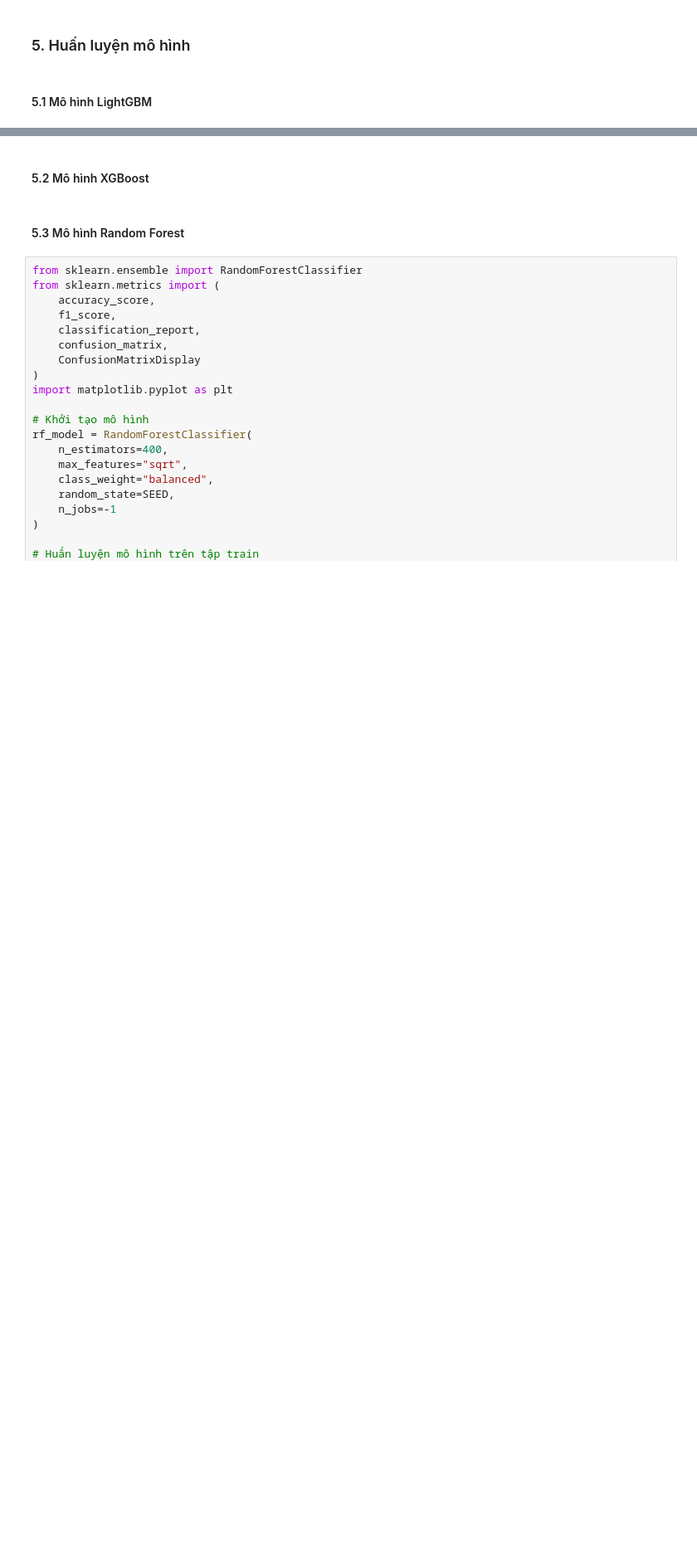
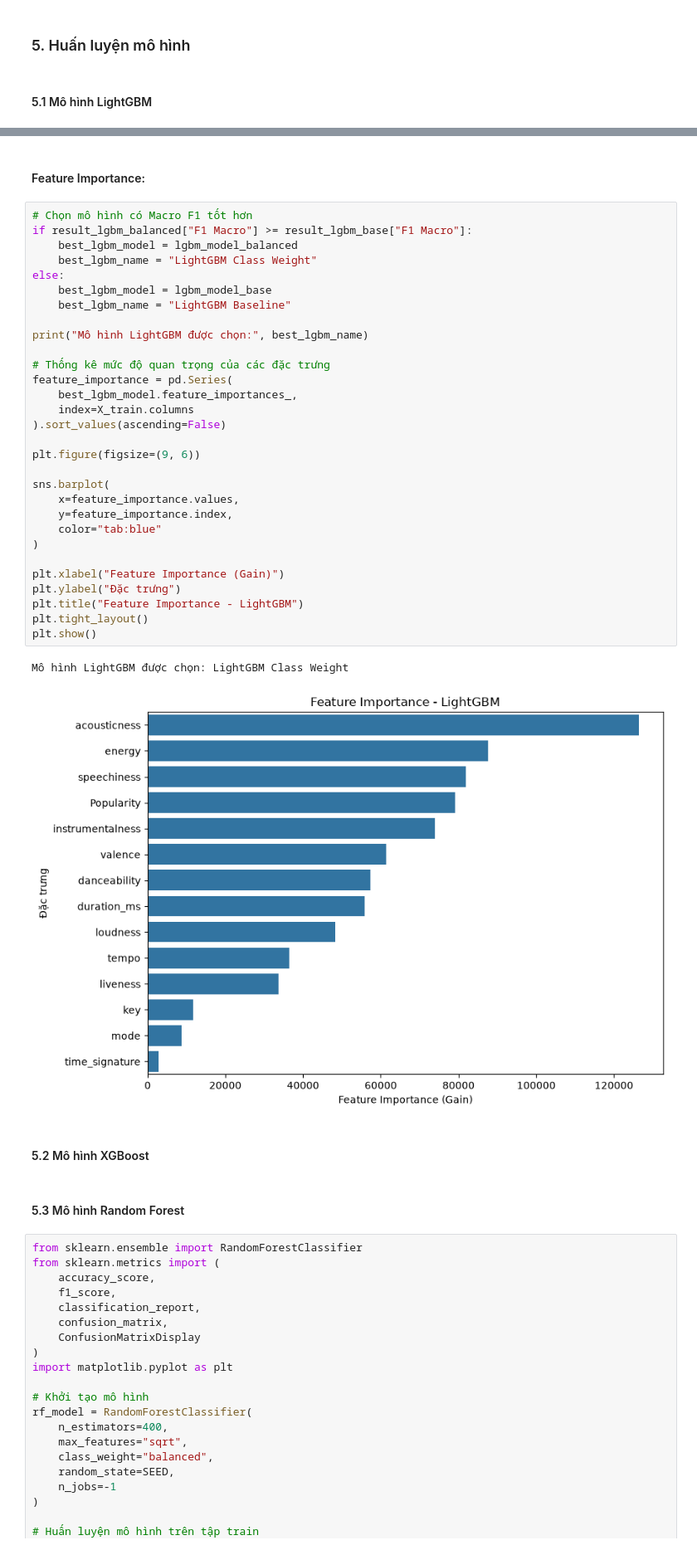
Before and after one commit to QuiBao47/MayHoc_Nhom, a Jupyter notebook: Challenge 2/MusicGenreClassification.ipynb, the cells around one changed output, grey strips where cells are left out. Shown at 83% size. Drawn from its saved outputs; the diff is of its cells as text; blank space fills up the shorter version.

Commit message:
PhatTB - Xử lý mất cân bằng và mô hình LightGBM

```diff
--- a/Challenge 2/MusicGenreClassification.ipynb
+++ b/Challenge 2/MusicGenreClassification.ipynb
@@ -149,3 +327,38 @@ print("Đã lưu dữ liệu vào thư mục processed/")
+# %% [markdown]
+#### Feature Importance:
+# %%
+# Chọn mô hình có Macro F1 tốt hơn
+if result_lgbm_balanced["F1 Macro"] >= result_lgbm_base["F1 Macro"]:
+    best_lgbm_model = lgbm_model_balanced
+    best_lgbm_name = "LightGBM Class Weight"
+else:
+    best_lgbm_model = lgbm_model_base
+    best_lgbm_name = "LightGBM Baseline"
+
+print("Mô hình LightGBM được chọn:", best_lgbm_name)
+
+# Thống kê mức độ quan trọng của các đặc trưng
+feature_importance = pd.Series(
+    best_lgbm_model.feature_importances_,
+    index=X_train.columns
+).sort_values(ascending=False)
+
+plt.figure(figsize=(9, 6))
+
+sns.barplot(
+    x=feature_importance.values,
+    y=feature_importance.index,
+    color="tab:blue"
+)
+
+plt.xlabel("Feature Importance (Gain)")
+plt.ylabel("Đặc trưng")
+plt.title("Feature Importance - LightGBM")
+plt.tight_layout()
+plt.show()
+# %% [output]
+Mô hình LightGBM được chọn: LightGBM Class Weight
+[figure, added]
 # %% [markdown]
 #### 5.2 Mô hình XGBoost
 # %% [markdown]
```
Also changed, not shown: parts of 6 cells of this notebook, 1 other file.
